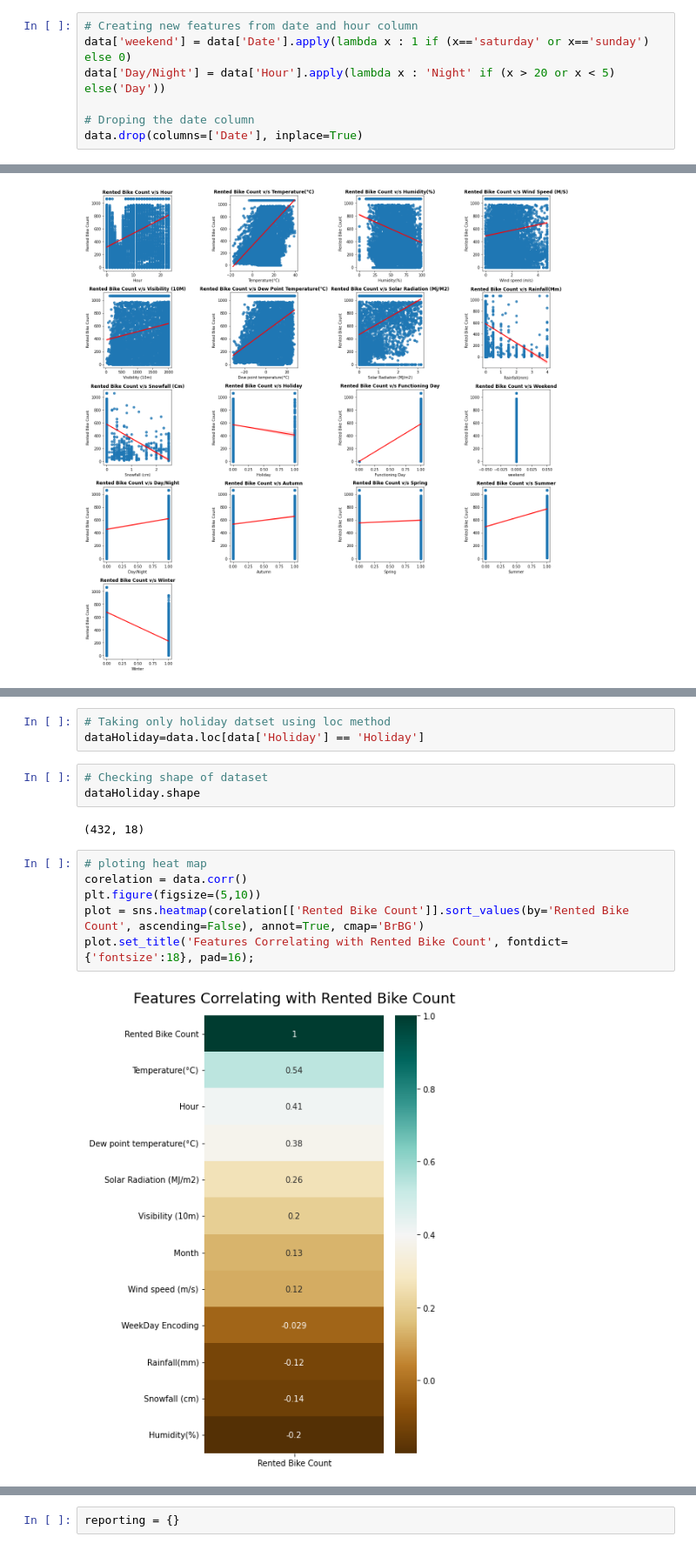
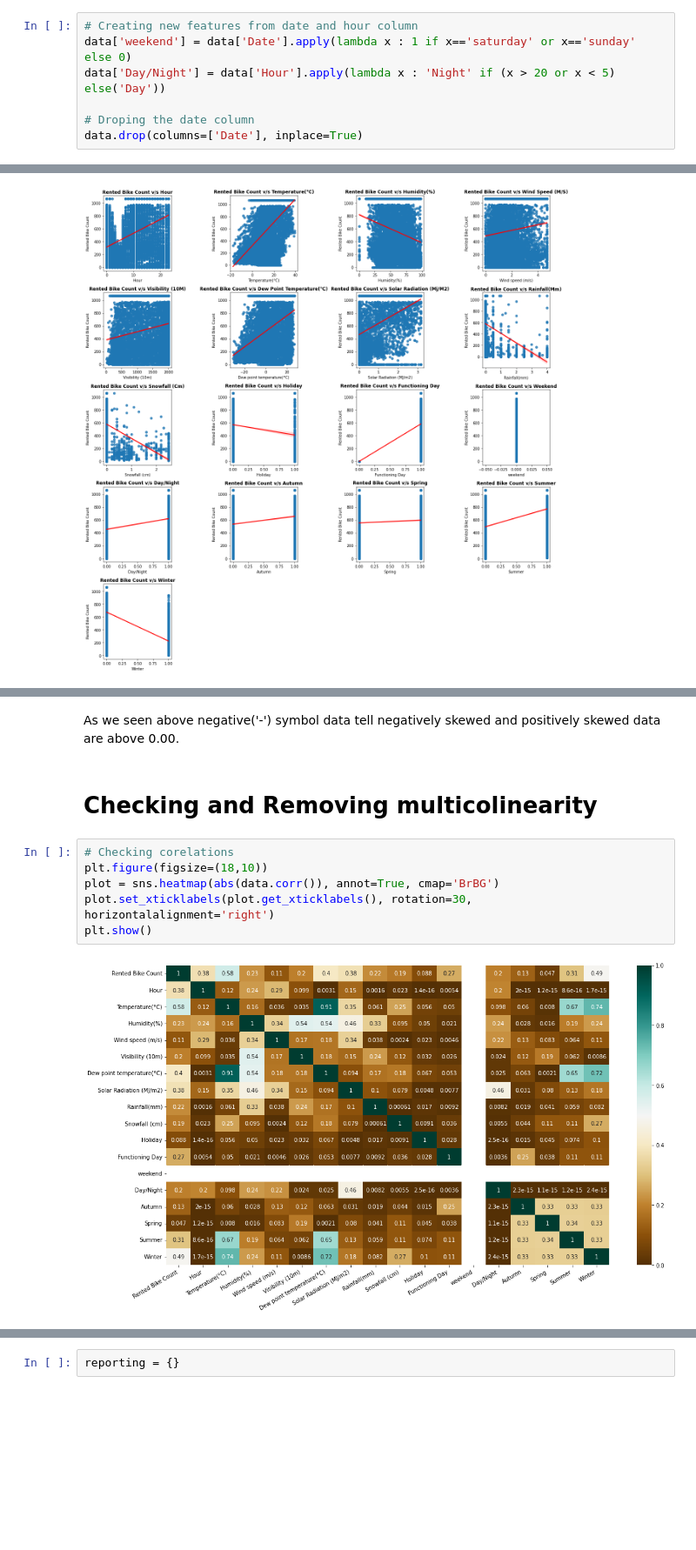
Before and after one commit to prajwalDU/Bike-sharing-demand-prdiction-prajwal, a Jupyter notebook: Final_Bike_Sharing_Demand_Prediction_Capstone_Project.ipynb, the cells around one changed output, grey strips where cells are left out. Shown at 87% size. Saved outputs shown, nothing was run; the diff lists cells and outputs as text; blank space fills up the shorter version.

```diff
--- a/Final_Bike_Sharing_Demand_Prediction_Capstone_Project.ipynb
+++ b/Final_Bike_Sharing_Demand_Prediction_Capstone_Project.ipynb
@@ -162,7 +162,7 @@ for col in ['Wind speed (m/s)', 'Solar Radiation (MJ/m2)', 'Rainfall(mm)', 'Snow
   data[col] = np.where(data[col] > upper_limit, upper_limit, data[col])
 # %%
 # Creating new features from date and hour column
-data['weekend'] = data['Date'].apply(lambda x : 1 if (x=='saturday' or x=='sunday') else 0)
+data['weekend'] = data['Date'].apply(lambda x : 1 if x=='saturday' or x=='sunday' else 0)
 data['Day/Night'] = data['Hour'].apply(lambda x : 'Night' if (x > 20 or x < 5) else('Day'))
 
 # Droping the date column
@@ -387,16 +265,12 @@ rented Bike Coun, Solar Radiation (MJ/m2), Snowfall (cm), Rainfall(mm) are Posit
-# %%
-# Taking only holiday datset using loc method
-dataHoliday=data.loc[data['Holiday'] == 'Holiday']
-# %%
-# Checking shape of dataset
-dataHoliday.shape
-# %% [output]
-(432, 18)
-# %%
-# ploting heat map
-corelation = data.corr()
-plt.figure(figsize=(5,10))
-plot = sns.heatmap(corelation[['Rented Bike Count']].sort_values(by='Rented Bike Count', ascending=False), annot=True, cmap='BrBG')
-plot.set_title('Features Correlating with Rented Bike Count', fontdict={'fontsize':18}, pad=16);
-# %% [output]
-[figure, removed]
+# %% [markdown]
+As we seen above negative('-') symbol data tell negatively skewed and positively skewed data are above 0.00.
+# %% [markdown]
+# Checking and Removing multicolinearity
+# %%
+# Checking corelations
+plt.figure(figsize=(18,10))
+plot = sns.heatmap(abs(data.corr()), annot=True, cmap='BrBG')
+plot.set_xticklabels(plot.get_xticklabels(), rotation=30, horizontalalignment='right')
+plt.show()
+# %% [output]
+[figure, added]
```
Also changed, not shown: parts of 29 cells of this notebook.
